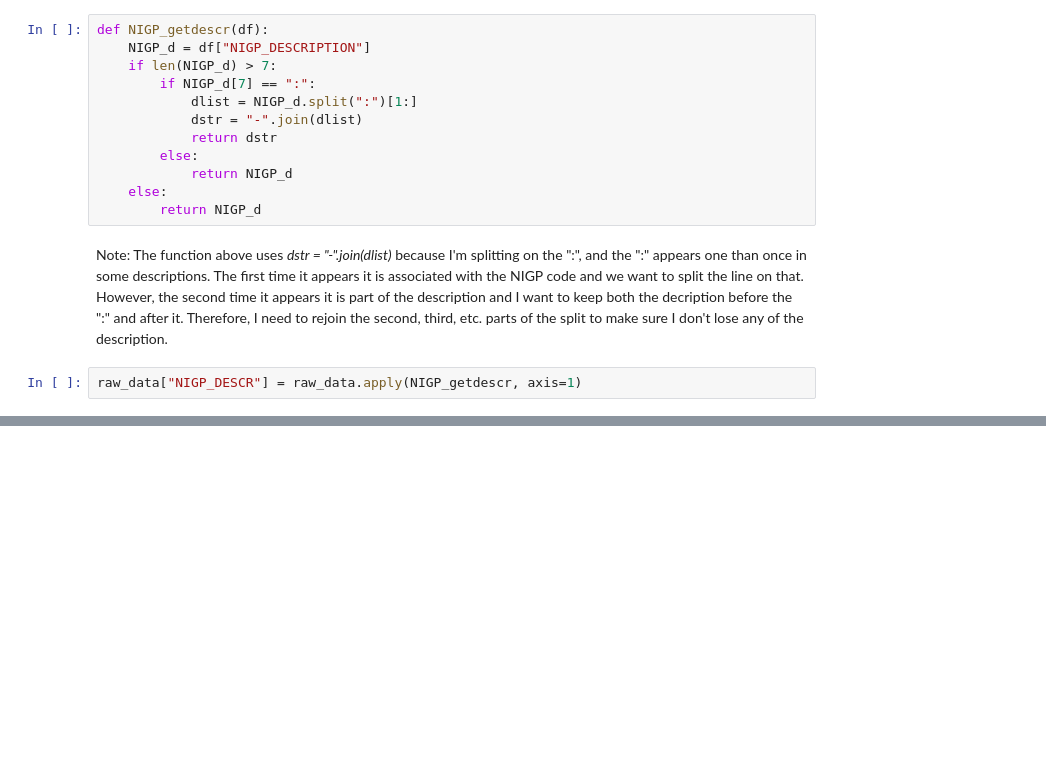
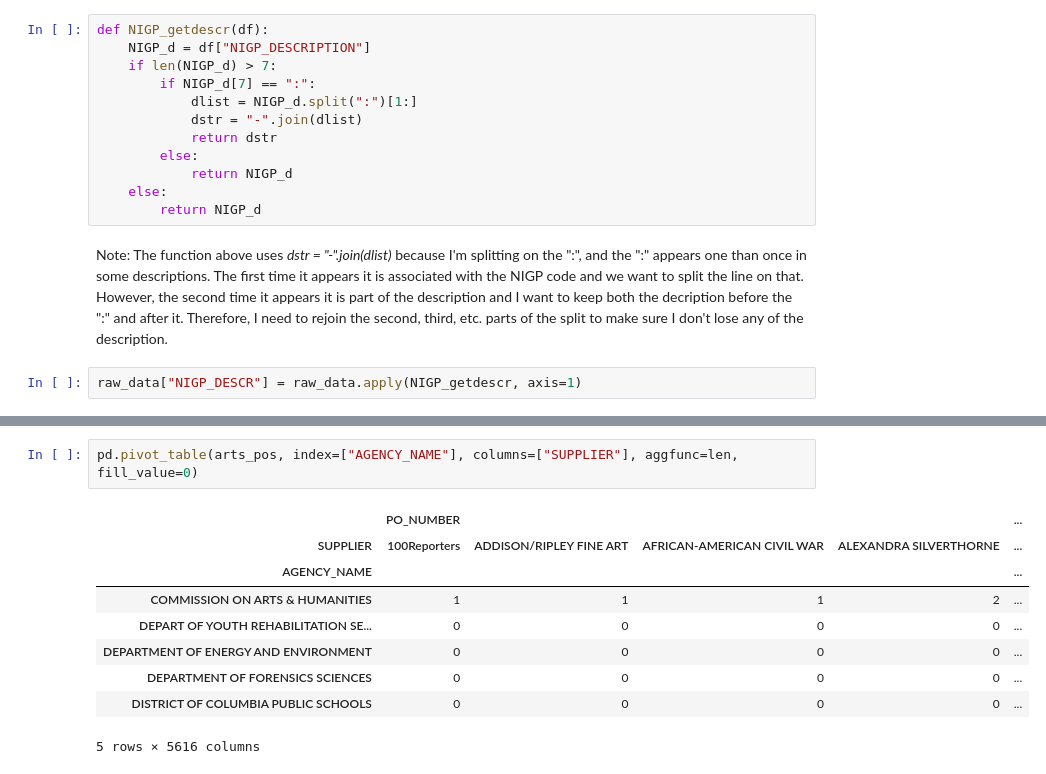
Before and after one commit to hammer2100/DC2017, a Jupyter notebook: DC2017_POs.ipynb, the cells around one changed output, grey strips where cells are left out. Drawn from its saved outputs; the diff is of its cells as text; blank space fills up the shorter version.

```diff
--- a/DC2017_POs.ipynb
+++ b/DC2017_POs.ipynb
@@ -258,0 +296,12 @@ raw_data[["NIGP_DESCRIPTION","NIGP","NIGP_DESCR"]][raw_data["NIGP"]=="9090300"]
+# %%
+pd.pivot_table(arts_pos, index=["AGENCY_NAME"], columns=["SUPPLIER"], aggfunc=len, fill_value=0)
+# %% [output]
+|  | PO_NUMBER |  |  |  | ... |
+| SUPPLIER | 100Reporters | ADDISON/RIPLEY FINE ART | AFRICAN-AMERICAN CIVIL WAR | ALEXANDRA SILVERTHORNE | ... |
+| AGENCY_NAME |  |  |  |  | ... |
+| COMMISSION ON ARTS & HUMANITIES | 1 | 1 | 1 | 2 | ... |
+| DEPART OF YOUTH REHABILITATION SE... | 0 | 0 | 0 | 0 | ... |
+| DEPARTMENT OF ENERGY AND ENVIRONMENT | 0 | 0 | 0 | 0 | ... |
+| DEPARTMENT OF FORENSICS SCIENCES | 0 | 0 | 0 | 0 | ... |
+| DISTRICT OF COLUMBIA PUBLIC SCHOOLS | 0 | 0 | 0 | 0 | ... |
+5 rows × 5616 columns
```
Also changed, not shown: parts of 18 cells of this notebook.
